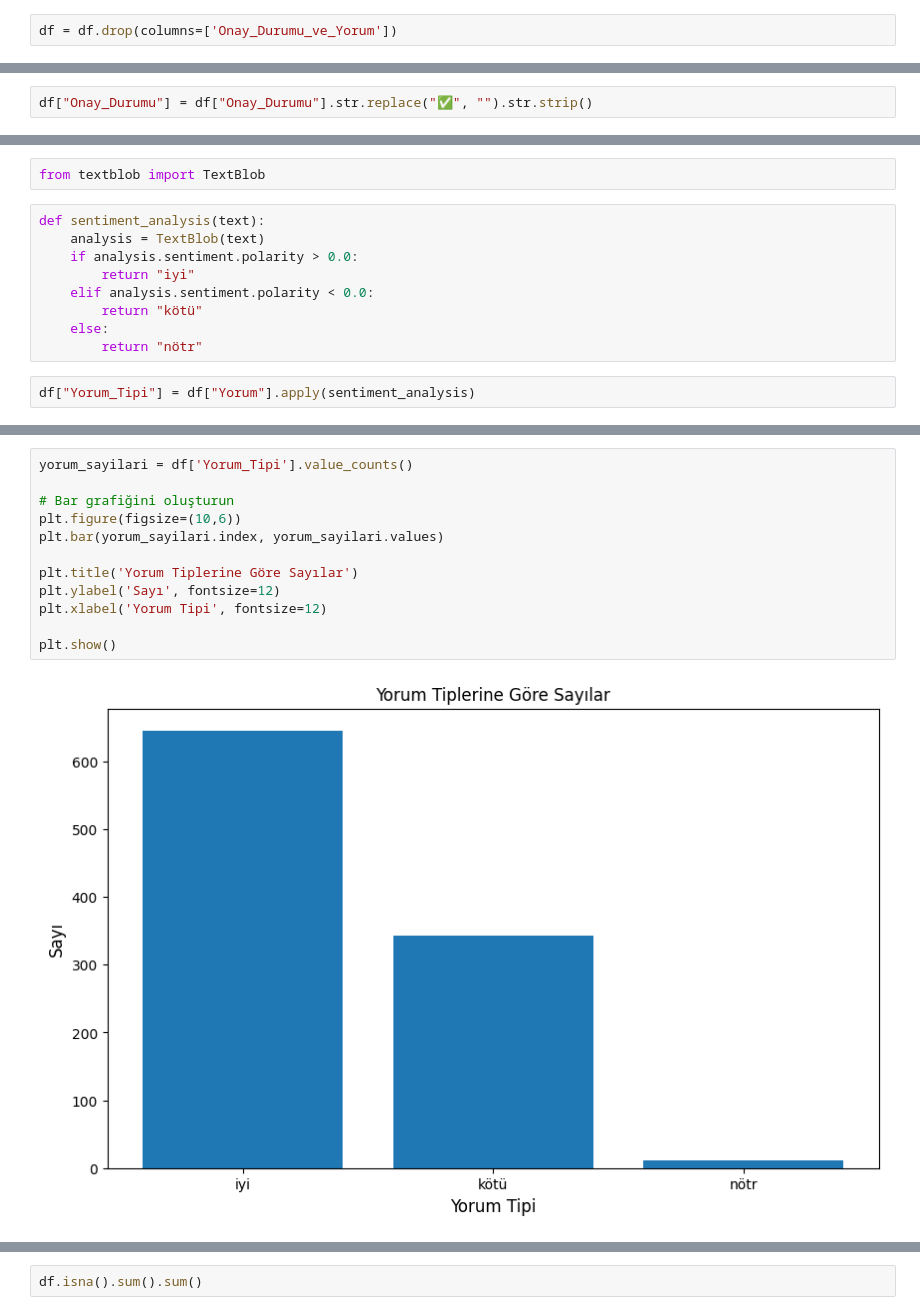
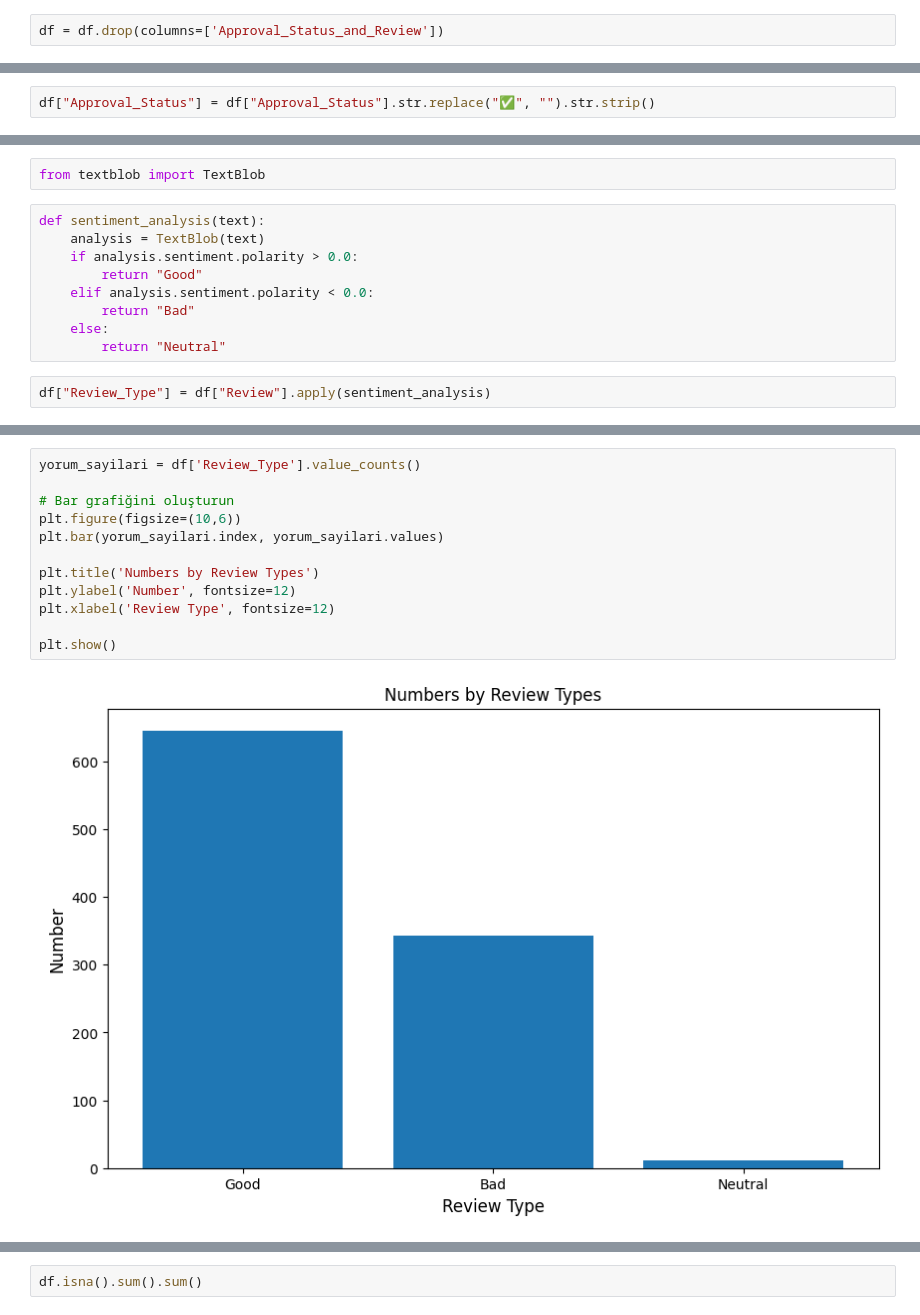
Before and after one commit to TolgaKilinckaya/British_Airlines_Customer_Reviews_Analysis, a Jupyter notebook: analyze.ipynb, the cells around one changed output, grey strips where cells are left out. Cells and saved outputs as stored; diff of their text form.

```diff
--- a/analyze.ipynb
+++ b/analyze.ipynb
@@ -48,5 +50,5 @@ df[['Onay_Durumu', 'Yorum']] = df['Onay_Durumu_ve_Yorum'].str.split('|', expand=
 # %%
-df = df.drop(columns=['Onay_Durumu_ve_Yorum'])
+df = df.drop(columns=['Approval_Status_and_Review'])
 # %%
 df = df.drop(columns=['Index'])
 # %%
@@ -59,7 +61,7 @@ df.head()
 | 3 | London to Munich | Economy Class | ✅ Trip Verified | 4/4 flights we booked this holida... |
 | 4 | Frankfurt to London City | Economy Class | ✅ Trip Verified | British Airways has a total lack ... |
 # %%
-df["Onay_Durumu"] = df["Onay_Durumu"].str.replace("✅", "").str.strip()
+df["Approval_Status"] = df["Approval_Status"].str.replace("✅", "").str.strip()
 # %%
 df
 # %% [output]
@@ -84,13 +86,13 @@ from textblob import TextBlob
 def sentiment_analysis(text):
     analysis = TextBlob(text)
     if analysis.sentiment.polarity > 0.0:
-        return "iyi"
+        return "Good"
     elif analysis.sentiment.polarity < 0.0:
-        return "kötü"
+        return "Bad"
     else:
-        return "nötr"
+        return "Neutral"
 # %%
-df["Yorum_Tipi"] = df["Yorum"].apply(sentiment_analysis)
+df["Review_Type"] = df["Review"].apply(sentiment_analysis)
 # %%
 df
 # %% [output]
@@ -109,15 +111,15 @@ df
 1000 rows × 5 columns
 # %%
-yorum_sayilari = df['Yorum_Tipi'].value_counts()
+yorum_sayilari = df['Review_Type'].value_counts()
 
 # Bar grafiğini oluşturun
 plt.figure(figsize=(10,6))
 plt.bar(yorum_sayilari.index, yorum_sayilari.values)
 
-plt.title('Yorum Tiplerine Göre Sayılar')
-plt.ylabel('Sayı', fontsize=12)
-plt.xlabel('Yorum Tipi', fontsize=12)
+plt.title('Numbers by Review Types')
+plt.ylabel('Number', fontsize=12)
+plt.xlabel('Review Type', fontsize=12)
 
 plt.show()
 # %% [output]
-[figure, old version]
+[figure, new version]
```
Also changed, not shown: parts of 40 cells of this notebook, 1 other file.
